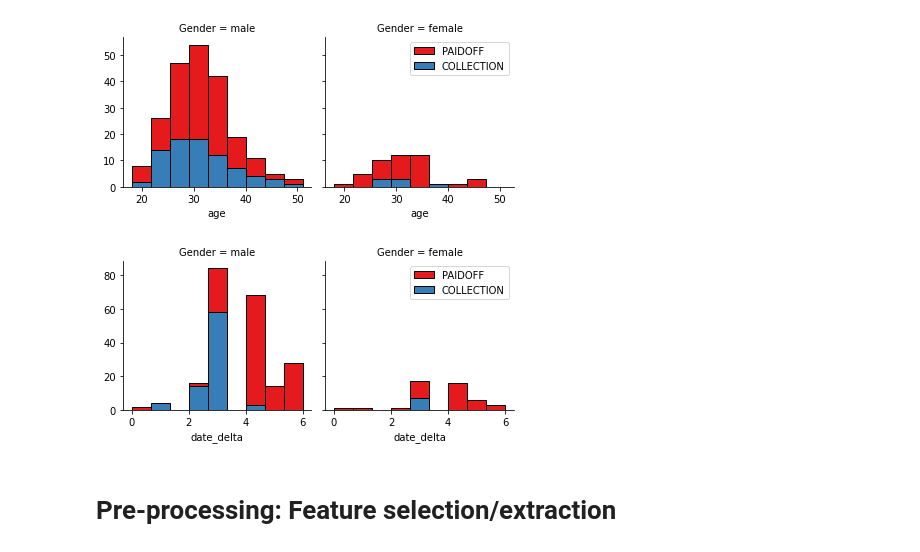
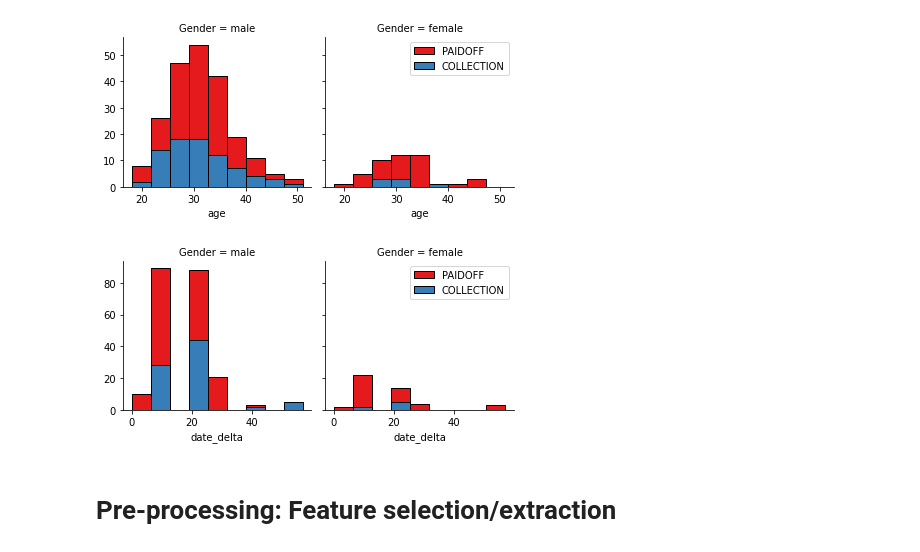
Before and after one commit to JawandS/ML_python_capstone, a Jupyter notebook: Classification with Python.ipynb, the cells around one changed output. Cells and saved outputs as stored; diff of their text form; code cells hidden in the pictures.

```diff
--- a/Classification with Python.ipynb
+++ b/Classification with Python.ipynb
@@ -130,16 +130,16 @@ plt.show()
 # %%
 # plt.scatter(df.effective_date, df.due_date, c=df.loan_status)
 # %%
-df['date_delta'] = (df['effective_date'] - df['effective_date'].min())  / np.timedelta64(1,'D')
+df['date_delta'] = (df['due_date'] - df['due_date'].min())  / np.timedelta64(1,'D')
 
 bins = np.linspace(df.date_delta.min(), df.date_delta.max(), 10)
 g = sns.FacetGrid(df, col="Gender", hue="loan_status", palette="Set1", col_wrap=2)
 g.map(plt.hist, 'date_delta', bins=bins, ec="k")
 
 g.axes[-1].legend()
 plt.show()
 # %% [output]
-[figure, old version]
+[figure, new version]
 # %% [markdown]
 # Pre-processing:  Feature selection/extraction
 # %% [markdown]
```
Also changed, not shown: parts of 8 cells of this notebook.
